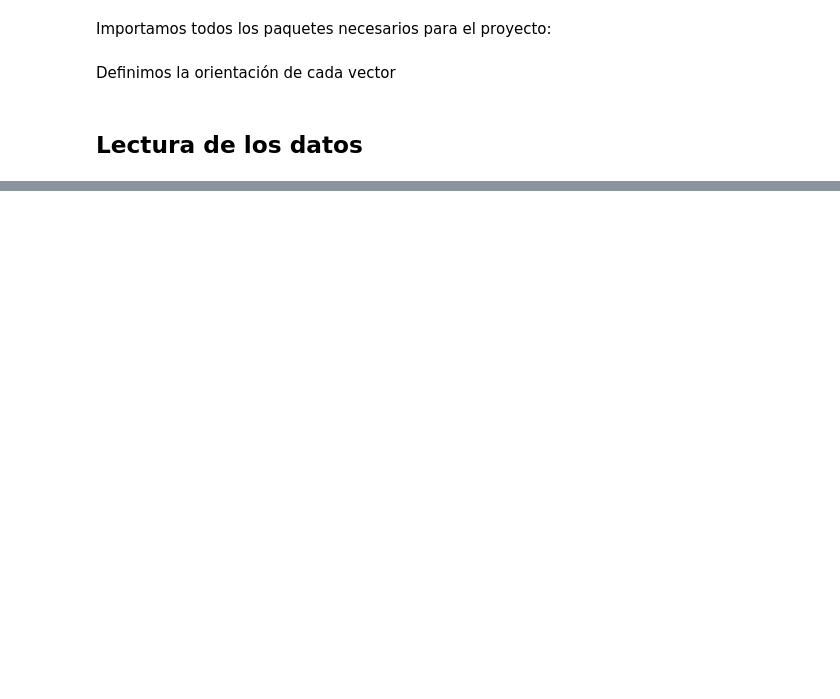
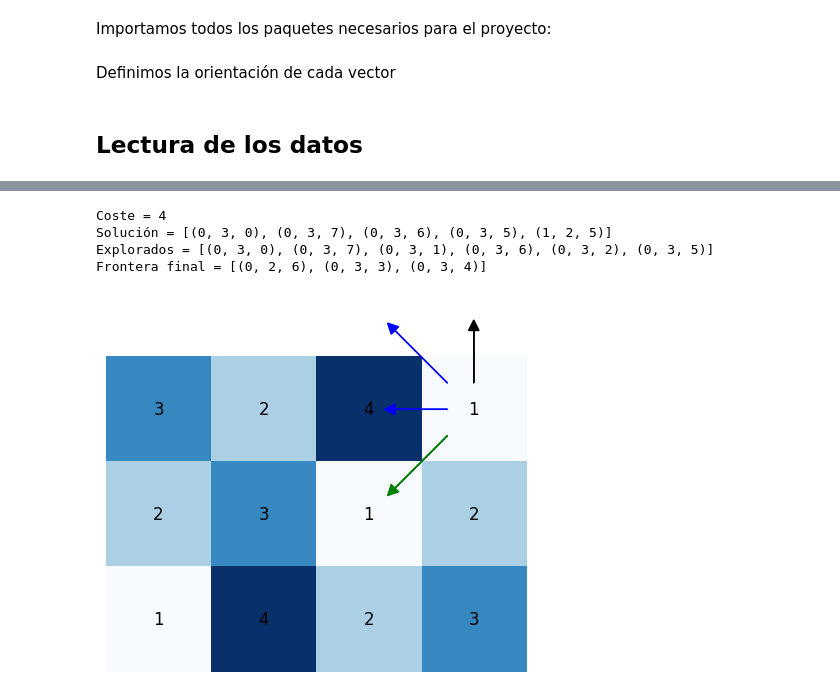
Before and after one commit to markel3/AIF_USC, a Jupyter notebook: preprocesado.ipynb, the cells around one changed output, grey strips where cells are left out. Saved outputs shown, nothing was run; the diff lists cells and outputs as text; code cells hidden in the pictures; blank space fills up the shorter version.

```diff
--- a/preprocesado.ipynb
+++ b/preprocesado.ipynb
@@ -334,0 +139,36 @@ print(explored)
+# %%
+robot_problem = RobotProblem(map1)
+robot_problem_2 = RobotProblem(map2)
+# %%
+def breadth_first_graph_search(problem):
+    node = Node(problem.initial)
+    if problem.goal_test(node.state):
+        return node
+    frontier = deque([node])
+    explored = []
+    while frontier:
+        node = frontier.popleft()
+        explored.append(node.state)
+        for child in node.expand(problem):
+            if child.state not in explored and child not in frontier:
+                if problem.goal_test(child.state):
+                    return child, explored, frontier
+                frontier.append(child)
+    return None
+# %%
+final_node, explored, frontier = breadth_first_graph_search(robot_problem)
+cost = final_node.path_cost
+frontier = [frontier[i].state for i in range(len(frontier))]
+print(f'Coste = ' + str(cost))
+solution = final_node.solution()
+solution.insert(0, map1.start_position)
+print(f'Solución = ' + str(solution))
+print(f'Explorados = ' + str(explored))
+print(f'Frontera final = ' + str(frontier))
+map1.draw_solution(solution)
+# %% [output]
+Coste = 4
+Solución = [(0, 3, 0), (0, 3, 7), (0, 3, 6), (0, 3, 5), (1, 2, 5)]
+Explorados = [(0, 3, 0), (0, 3, 7), (0, 3, 1), (0, 3, 6), (0, 3, 2), (0, 3, 5)]
+Frontera final = [(0, 2, 6), (0, 3, 3), (0, 3, 4)]
+[figure, added]
```
Also changed, not shown: parts of 40 cells of this notebook.
